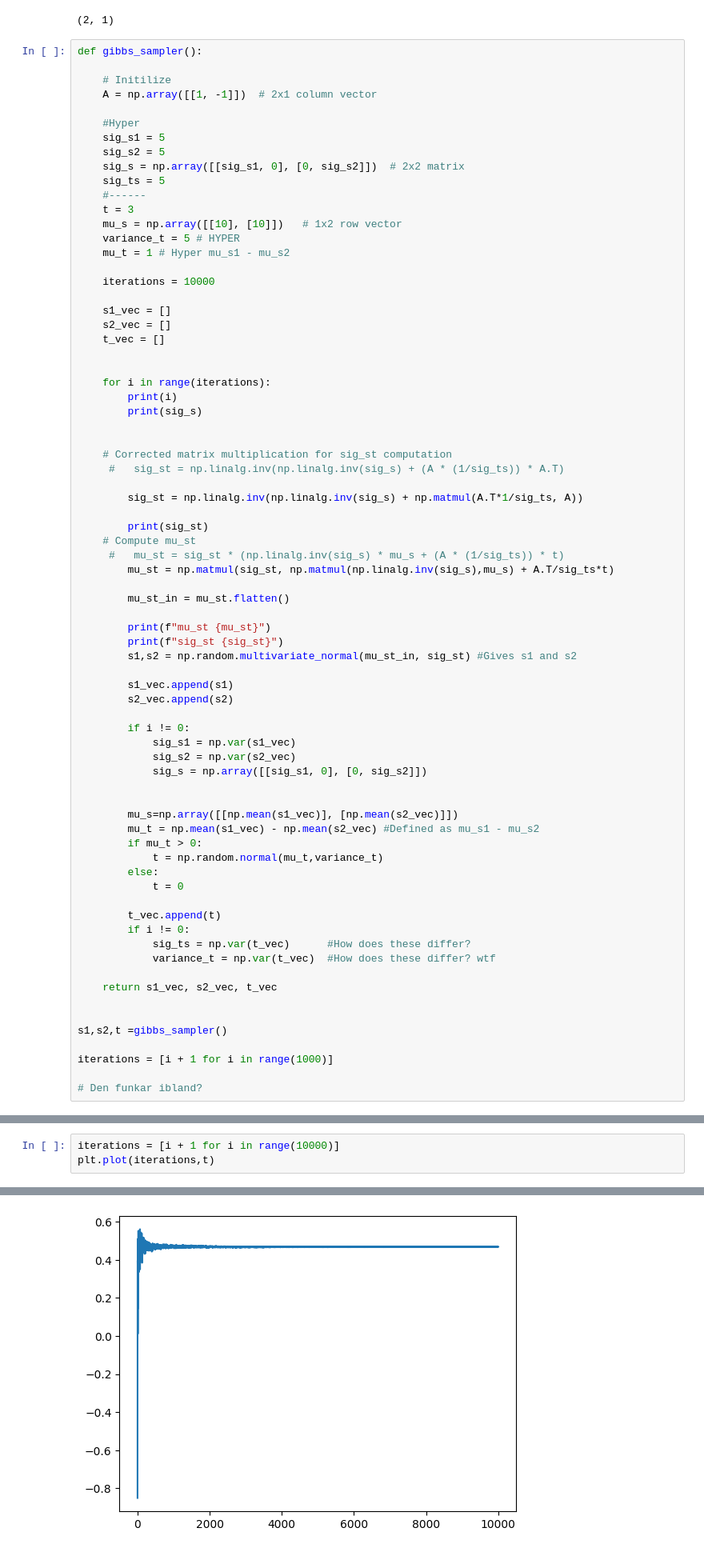
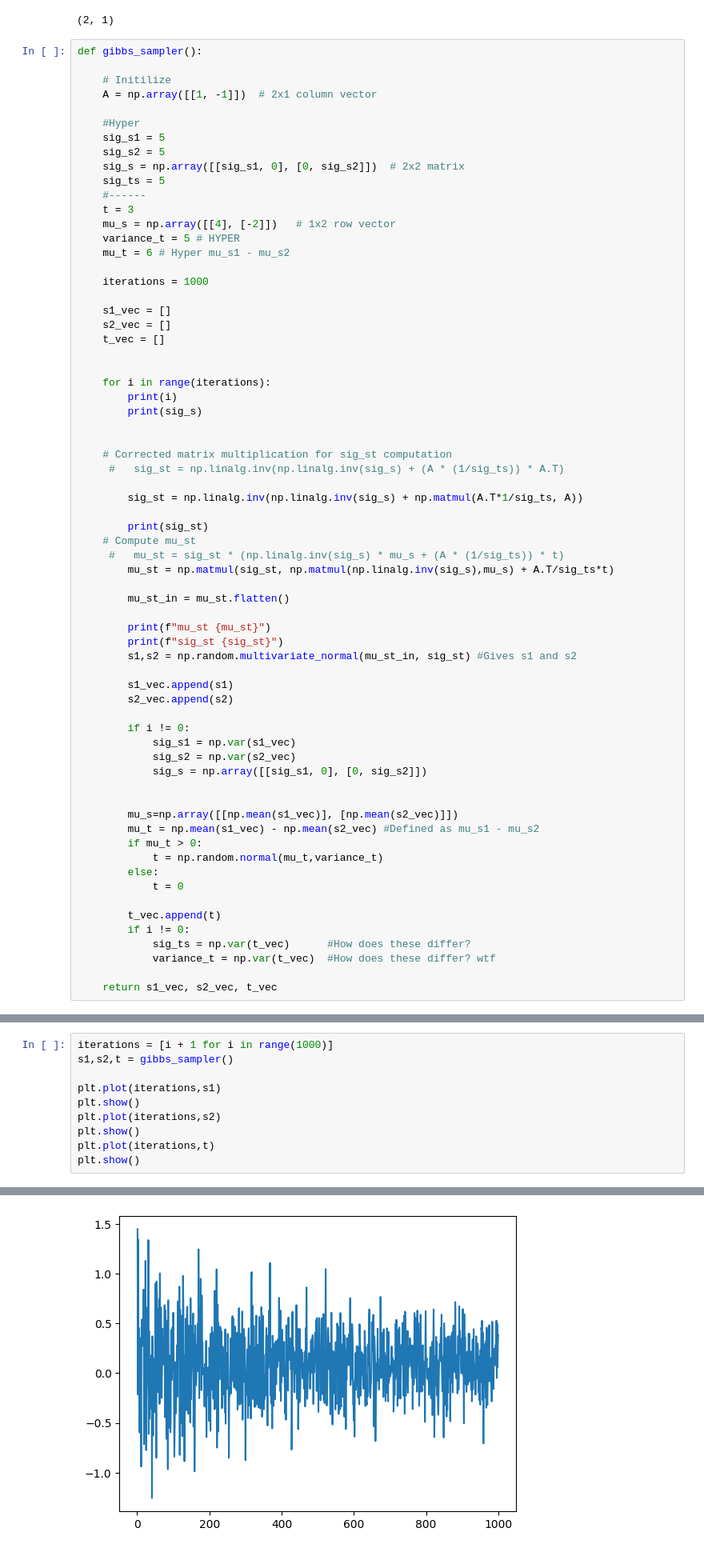
Before and after one commit to GurKarlsson/APMASK, a Jupyter notebook: Untitled-1.ipynb, the cells around one changed output, grey strips where cells are left out. Shown: that part at 80% size. Drawn from its saved outputs; the diff is of its cells as text.

Commit message:
plottar, påbggnad
Note: Gibbs sampler funkar endast ibland!!!

```diff
--- a/Untitled-1.ipynb
+++ b/Untitled-1.ipynb
@@ -45,11 +48,11 @@ def gibbs_sampler():
     sig_ts = 5
     #------
     t = 3
-    mu_s = np.array([[10], [10]])   # 1x2 row vector
+    mu_s = np.array([[4], [-2]])   # 1x2 row vector
     variance_t = 5 # HYPER
-    mu_t = 1 # Hyper mu_s1 - mu_s2
+    mu_t = 6 # Hyper mu_s1 - mu_s2
 
-    iterations = 10000
+    iterations = 1000
 
     s1_vec = []
     s2_vec = []
@@ -99,10 +102,3 @@ def gibbs_sampler():
             variance_t = np.var(t_vec)  #How does these differ? wtf
 
     return s1_vec, s2_vec, t_vec
-
-
-s1,s2,t =gibbs_sampler()
-
-iterations = [i + 1 for i in range(1000)]
-
-# Den funkar ibland?
@@ -127,4 +105,11 @@ sig_st [[0.01141023 0.01
 # %%
-iterations = [i + 1 for i in range(10000)]
+iterations = [i + 1 for i in range(1000)]
+s1,s2,t = gibbs_sampler()
+
+plt.plot(iterations,s1)
+plt.show()
+plt.plot(iterations,s2)
+plt.show()
 plt.plot(iterations,t)
+plt.show()
 # %% [output]
@@ -132 +133 @@ plt.plot(iterations,t)
-[figure, old version]
+[figure, new version]
```
Also changed, not shown: parts of 7 cells of this notebook.
